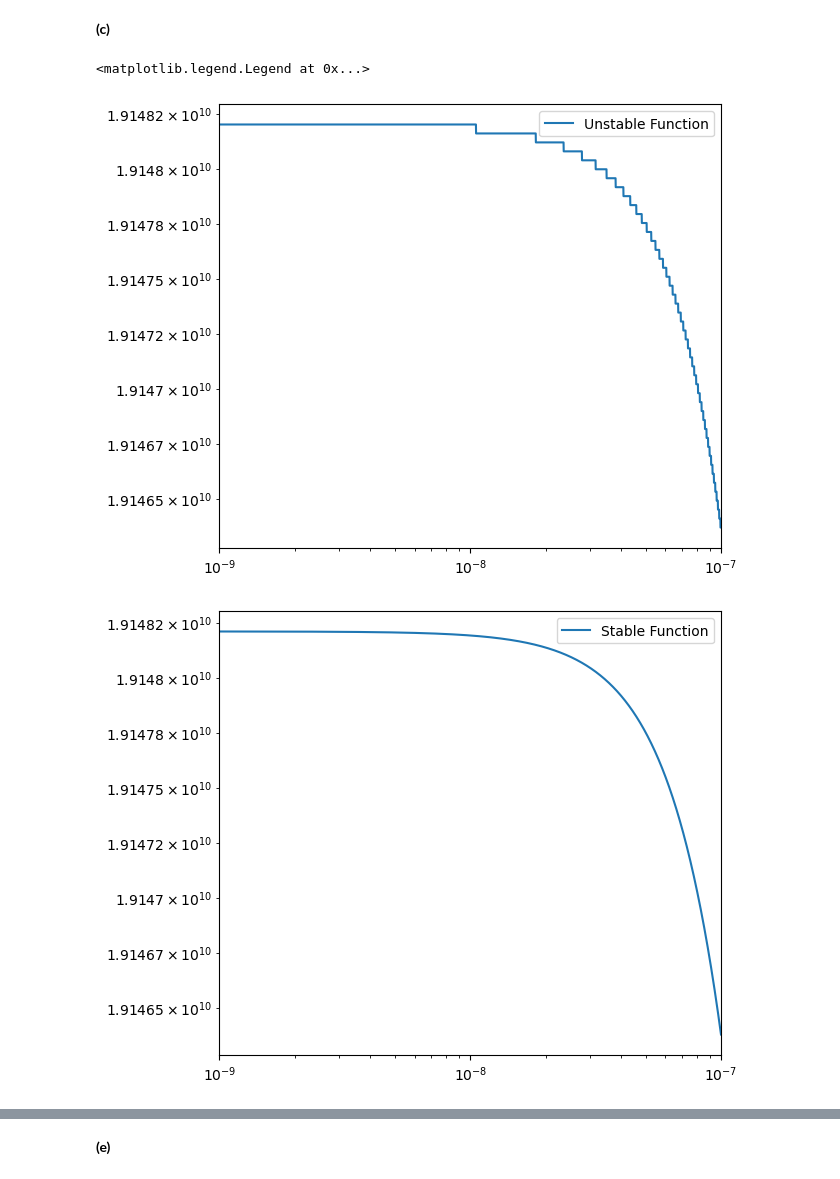
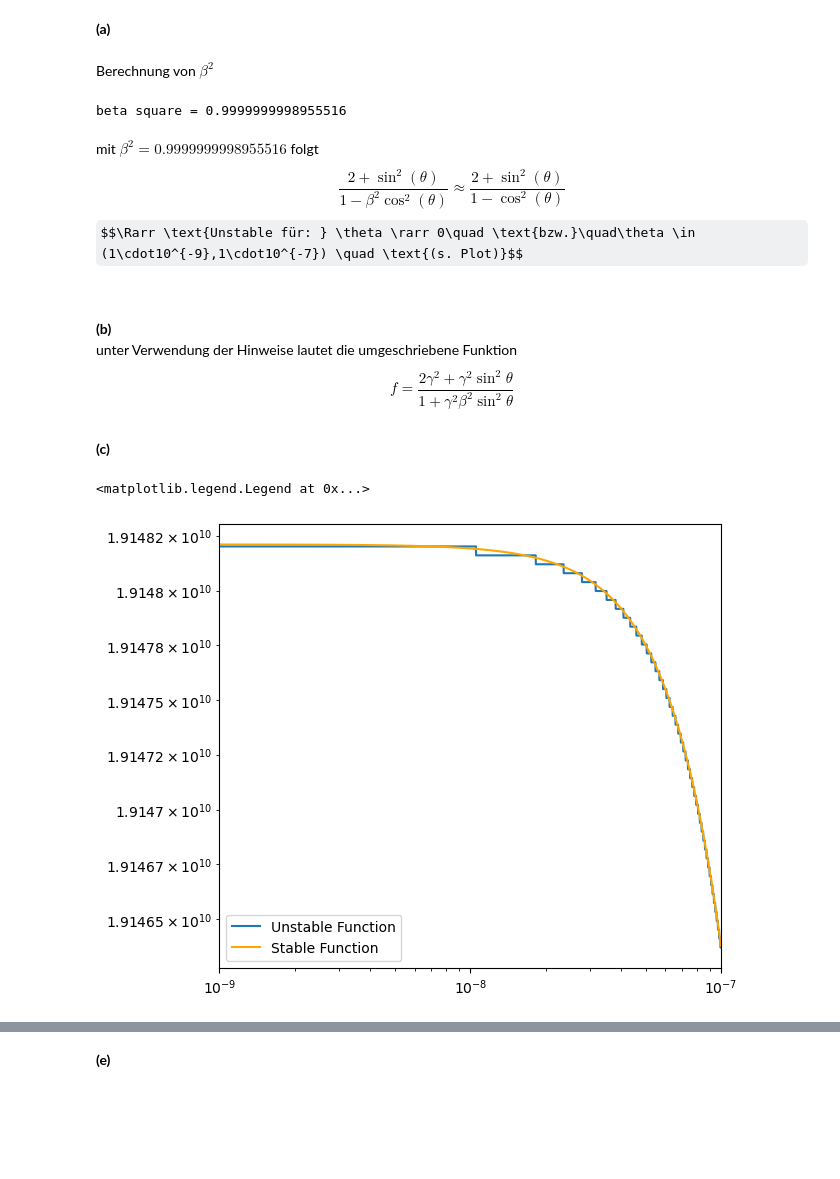
Before and after one commit to AmelieHater/SMD_A_2024, a Jupyter notebook: Blatt_01/Blatt01_A2_Ngoc.ipynb, the cells around one changed output, grey strips where cells are left out. Saved outputs shown, nothing was run; the diff lists cells and outputs as text; code cells hidden in the pictures; some formulas as TeX source; blank space fills up the shorter version.

```diff
--- a/Blatt_01/Blatt01_A2_Ngoc.ipynb
+++ b/Blatt_01/Blatt01_A2_Ngoc.ipynb
@@ -13,6 +9,21 @@ E = 50 * 10 **9
 m = 511 * 10**3
 gamma = E/m
 beta = np.sqrt(1-gamma**(-2))
+# %% [markdown]
+**(a)** <br><br>
+Berechnung von $\beta^2$
+# %%
+beta_square = beta**2
+print(f"beta square = {beta_square}")
+# %% [output]
+beta square = 0.9999999998955516
+# %% [markdown]
+mit $\beta^2 = 0.9999999998955516$ folgt $$\frac{2+\sin^2(\theta)}{1-\beta^2 \cos^2(\theta)} \approx \frac{2+\sin^2(\theta)}{1-\cos^2(\theta)} $$
+$$\Rarr \text{Unstable für: } \theta \rarr 0\quad \text{bzw.}\quad\theta \in (1\cdot10^{-9},1\cdot10^{-7}) \quad \text{(s. Plot)}$$
+<br><br>
+**(b)**  <br>
+unter Verwendung der Hinweise lautet die umgeschriebene Funktion
+$$f = \frac{2 \gamma^2 + \gamma^2 \sin^2\theta}{1 + \gamma^2 \beta^2 \sin^2\theta}$$
 # %% [markdown]
 **(c)**
 # %%
@@ -24,23 +35,16 @@ def function_stable(theta):
 # %%
 x = np.logspace(-9,-7, 10000)
 
 fig1, (ax1) = plt.subplots(1, 1, layout="constrained")
 ax1.plot(x, function_unstable(x), label="Unstable Function")
+ax1.plot(x, function_stable(x), color= "orange", label="Stable Function")
 ax1.set_xscale("log")
 ax1.set_yscale("log")
 plt.xlim(1e-9,1e-7)
 ax1.legend(loc="best")
-
-fig2, ax2 = plt.subplots(1, 1, layout="constrained")
-ax2.plot(x, function_stable(x), label="Stable Function")
-ax2.set_xscale("log")
-ax2.set_yscale("log")
-plt.xlim(1e-9,1e-7)
-ax2.legend(loc="best")
 # %% [output]
 <matplotlib.legend.Legend at 0x...>
-[figure, old version]
+[figure, new version]
-[figure, removed]
 # %% [markdown]
 **(d)** <br>
 In General: Condition Nummer $K = \left|x \frac{f'(x)}{f(x)}\right|$
```
Also changed, not shown: parts of 5 cells of this notebook.
